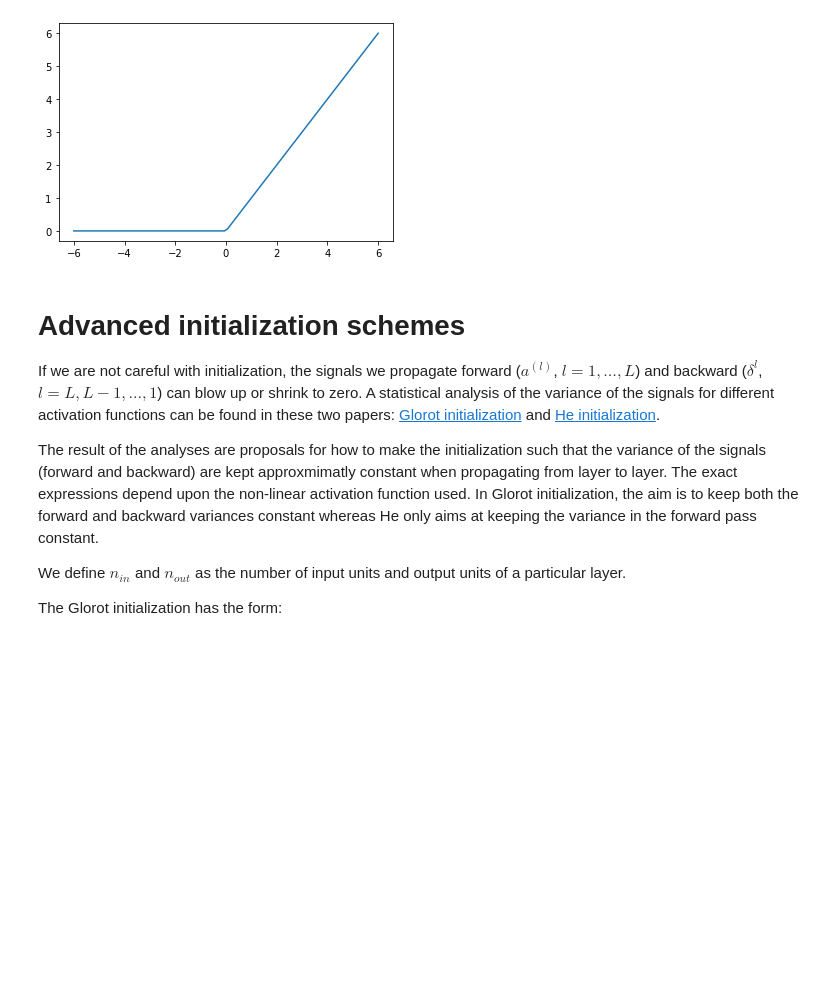
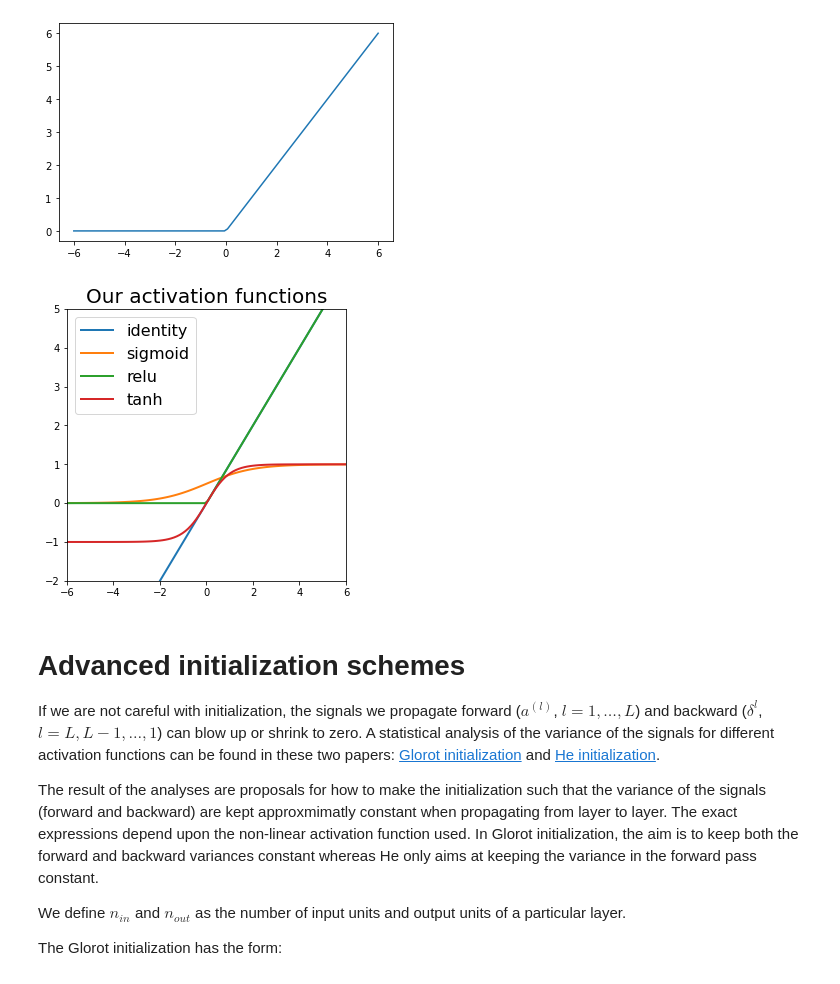
Before and after one commit to rayson-chan/02456-deep-learning-with-PyTorch, a Jupyter notebook: 2_Feedforward_Python/2.1-EXE-FNN-AutoDif-Nanograd.ipynb, the cells around one changed output. Cells and saved outputs as stored; diff of their text form; code cells hidden in the pictures; blank space fills up the shorter version.

```diff
--- a/2_Feedforward_Python/2.1-EXE-FNN-AutoDif-Nanograd.ipynb
+++ b/2_Feedforward_Python/2.1-EXE-FNN-AutoDif-Nanograd.ipynb
@@ -28,7 +28,7 @@ The [Nanograd](https://github.com/rasmusbergpalm/nanograd) framework defines a c
 # %%
 # Copy and pasted from https://github.com/rasmusbergpalm/nanograd/blob/main/nanograd.py
 
-from math import exp, log
+from math import exp, log, tanh
 
 class Var:
     """
@@ -76,6 +76,20 @@ class Var:
 
     def identity(self):
         return self
+
+    def sigmoid(self):
+        s = 1/(1.0 + exp(-self.v))
+        return Var(s, lambda: [(self, s * (1 - s))])
+
+    def tanh(self):
+        t = tanh(self.v)
+        return Var(t, lambda: [(self, 1 - t^2)])
+
+    def exp(self):
+        return Var(exp(self.v), lambda: [(self, exp(self.v))])
+
+    def log(self):
+        return Var(log(self.v), lambda: [(self, self.v ** -1)])
 # %% [markdown]
 A few examples illustrate how we can use this:
 # %%
@@ -369,7 +383,7 @@ class DenseLayer:
         self.act_fn = act_fn
 
     def __repr__(self):
-        return 'Weights: ' + repr(self.weights) + ' Biases: ' + repr(self.bias)
+        return 'Weights: ' + repr(self.weights) + '\nBiases: ' + repr(self.bias)
 
     def parameters(self) -> Sequence[Var]:
       params = []
@@ -468,21 +485,23 @@ plt.plot(x,y)
 # %%
 # Testing all activation layers
 
 x = np.linspace(-6, 6, 100)
 units = {
     "identity": lambda x: x.identity(),
-    #"sigmoid": lambda x: x.sigmoid(),  <- uncomment before sharing
+    "sigmoid": lambda x: x.sigmoid(),  #<- uncomment before sharing
     "relu": lambda x: x.relu(),
-    #"tanh": lambda x: x.tanh() <- uncomment before sharing
+    "tanh": lambda x: x.tanh() #<- uncomment before sharing
 }
 
 plt.figure(figsize=(5, 5))
 [plt.plot(x, Var_to_nparray(forward(nparray_to_Var(x), [DenseLayer(1, 1, unit, initializer = ConstantInitializer(1.0))]) ), label=unit_name, lw=2) for unit_name, unit in units.items()] # unit(nparray_to_Var(x))), label=unit_name, lw=2) for unit_name, unit in units.items()]
 plt.legend(loc=2, fontsize=16)
 plt.title('Our activation functions', fontsize=20)
 plt.ylim([-2, 5])
 plt.xlim([-6, 6])
 plt.show()
+# %% [output]
+[figure, added]
 # %% [markdown]
 # Advanced initialization schemes
 
```
Also changed, not shown: parts of 20 cells of this notebook.
